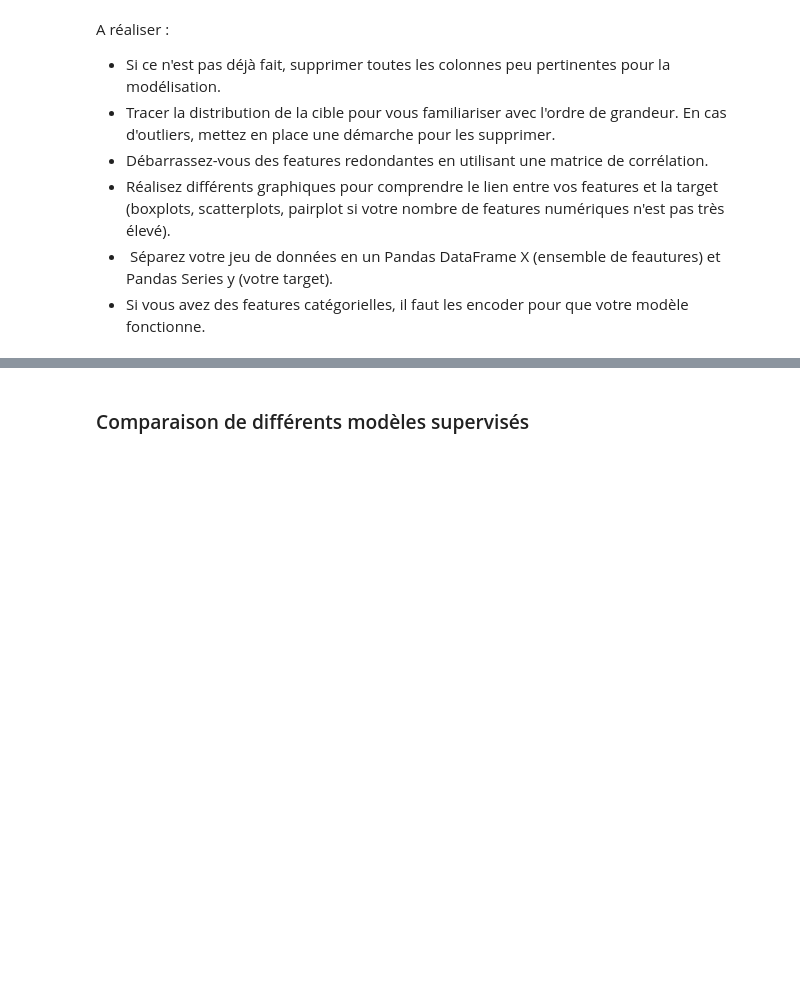
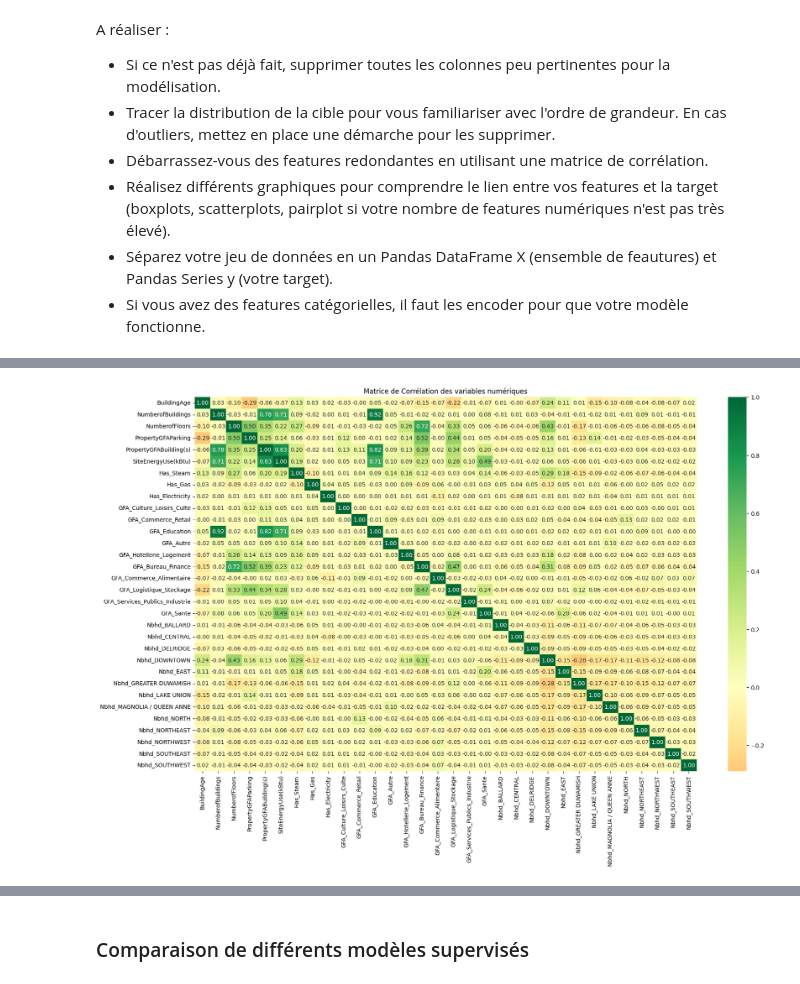
Before and after one commit to AxelFB1992/projet6, a Jupyter notebook: template_modelisation_supervisee.ipynb, the cells around one changed output, grey strips where cells are left out. Drawn from its saved outputs; the diff is of its cells as text; code cells hidden in the pictures; blank space fills up the shorter version.

```diff
--- a/template_modelisation_supervisee.ipynb
+++ b/template_modelisation_supervisee.ipynb
@@ -1618 +1607,24 @@ max      1.361871e+06
 Name: Diff_Total_Parking, dtype: float64
+# %%
+# On définit nos colonnes de macro-catégories
+gfa_categories = [col for col in filtered_21_building_consumption.columns if col.startswith('GFA_')]
+print(gfa_categories)
+
+# 1. Calcul de la somme totale de tes GFA
+filtered_21_building_consumption['Calculated_Total_GFA'] = filtered_21_building_consumption[gfa_categories].sum(axis=1)
+
+# 2. Création d'un DataFrame de diagnostic
+# On regarde l'écart entre ta somme et le total officiel
+diag = filtered_21_building_consumption[['PropertyGFATotal','PropertyGFABuilding(s)', 'Calculated_Total_GFA', 'PropertyGFAParking', 'GFA_Logistique_Stockage']].copy()
+diag['Diff_Total_Calculated_Total_GFA_PropertyGFABuilding'] = diag['Calculated_Total_GFA'] - diag['PropertyGFABuilding(s)']
+diag['Diff_Parking_GFA_Logistique_Stockage_PropertyGFAParking'] = diag['GFA_Logistique_Stockage'] - diag['PropertyGFAParking']
+
+# 3. Affichage des statistiques d'erreur
+print("--- DIAGNOSTIC DES SURFACES ---")
+print(f"Nombre de lignes avec écart total > 1: {(diag['Diff_Total_Calculated_Total_GFA_PropertyGFABuilding'].abs() > 1).sum()}")
+print(f"Nombre de lignes où GFA_Logistique < Parking: {(diag['Diff_Parking_GFA_Logistique_Stockage_PropertyGFAParking'] < -1).sum()}")
+
+# 4. Visualisation des cas problématiques
+print("\n--- ÉCHANTILLON DES ÉCARTS (10 lignes) ---")
+display(diag[diag['Diff_Total_Calculated_Total_GFA_PropertyGFABuilding'].abs() > 1].head(10))
+display(diag[diag['Diff_Parking_GFA_Logistique_Stockage_PropertyGFAParking'] < -1].head(10))
@@ -1628,0 +1869,11 @@ A réaliser :
+# %%
+# Calcul de la matrice de corrélation
+corr = filtered_21_building_consumption.corr()
+
+# Affichage
+plt.figure(figsize=(20,12))
+sns.heatmap(corr, annot=True, cmap='RdYlGn', fmt=".2f", center=0)
+plt.title('Matrice de Corrélation des variables numériques')
+plt.show()
+# %% [output]
+[figure, added]
```
Also changed, not shown: parts of 36 cells of this notebook.
